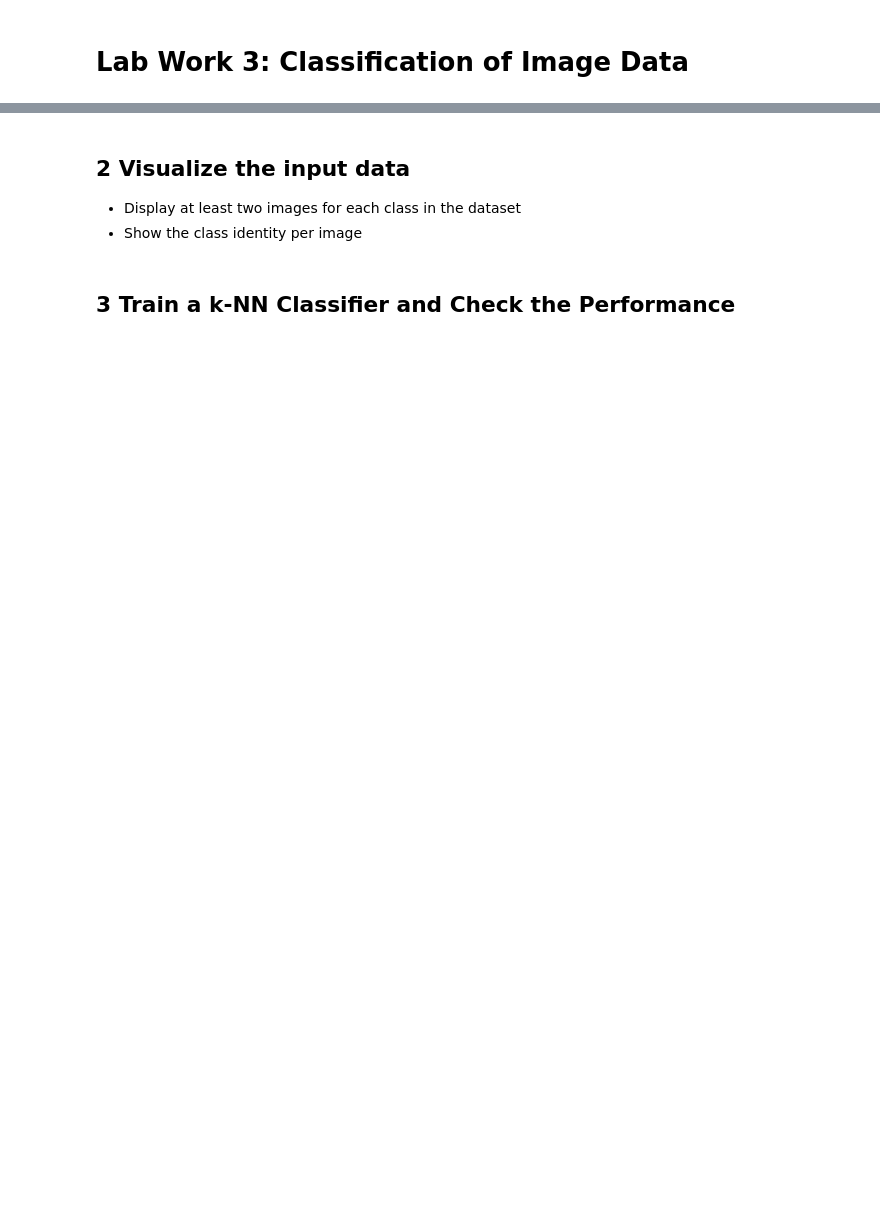
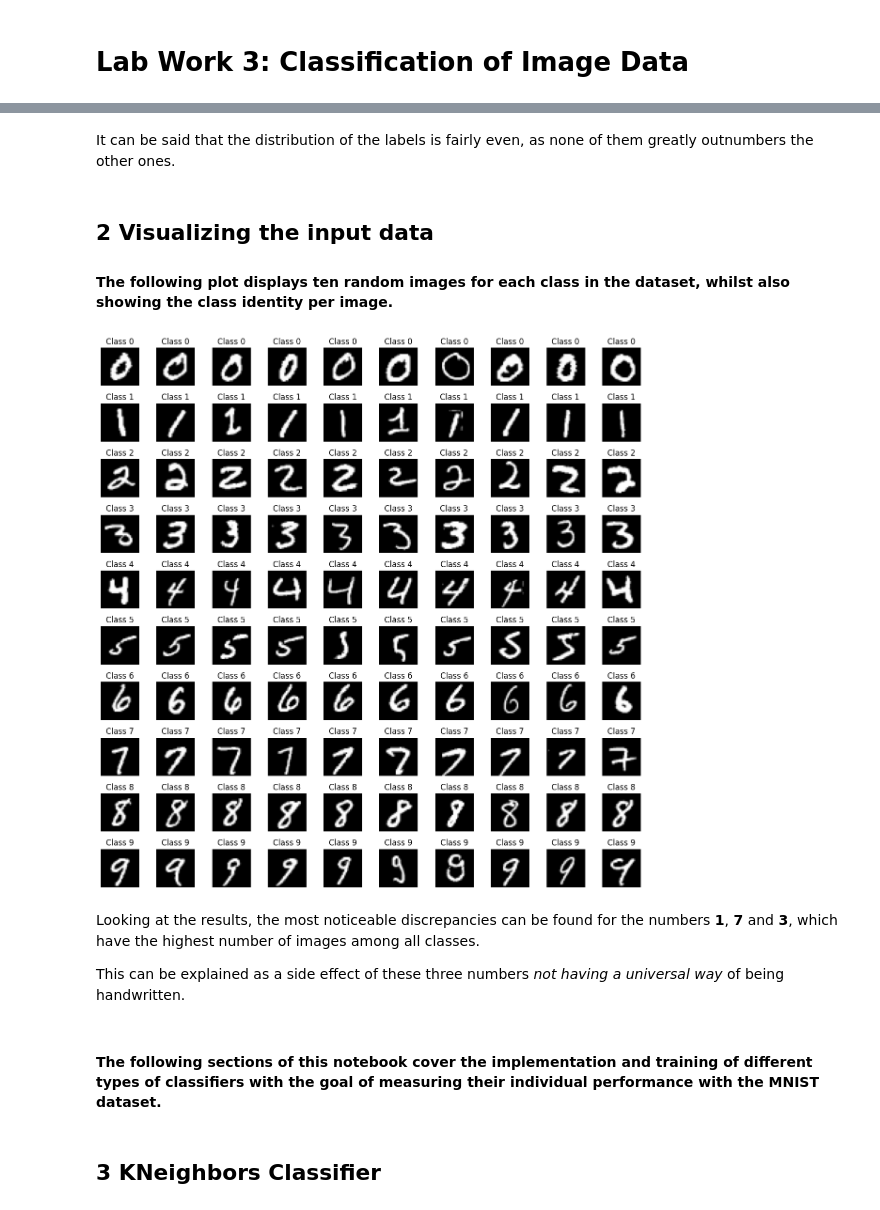
Before and after one commit to moussaka-crypto/uni, a Jupyter notebook: year3/bda2/3_imageClassification.ipynb, the cells around one changed output, grey strips where cells are left out. Cells and saved outputs as stored; diff of their text form; code cells hidden in the pictures; blank space fills up the shorter version.

```diff
--- a/year3/bda2/3_imageClassification.ipynb
+++ b/year3/bda2/3_imageClassification.ipynb
@@ -11,0 +26,4 @@ X, y = fetch_openml("mnist_784", version=1, return_X_y=True)
+# %%
+class_distribution = np.bincount(y.astype(int))
+for digit, count in enumerate(class_distribution):
+    print(f"{digit} has {count} images.")
@@ -12,7 +41,37 @@ X, y = fetch_openml("mnist_784", version=1, return_X_y=True)
+# %% [markdown]
+It can be said that the distribution of the labels is fairly even, as none of them greatly outnumbers the other ones.
 # %% [markdown]
-## 2 Visualize the input data
-* Display at least two images for each class in the dataset
-* Show the class identity per image
+## 2 Visualizing the input data
+#### The following plot displays ten random images for each class in the dataset, whilst also showing the class identity per image.
-# %% [markdown]
-## 3 Train a k-NN Classifier and Check the Performance
+# %%
+X = np.array(X)
+y = np.array(y, dtype=int)
+images_per_class = 10
+
+fig, axes = plt.subplots(10, images_per_class, figsize=(12, 12))
+for digit in range(10):
+
+    # indices of images with the same label
+    indices = np.where(y == digit)[0][:images_per_class]
+    random_indices = np.random.choice(indices, size=images_per_class, replace=False)
+
+    for i, index in enumerate(random_indices):
+        image = X[index].reshape(28, 28)
+
+        axes[digit, i].imshow(image, cmap='gray')
+        axes[digit, i].axis('off')
+        axes[digit, i].set_title(f"Class {digit}")
+
+plt.tight_layout()
+plt.show()
+# %% [output]
+[figure, added]
+# %% [markdown]
+Looking at the results, the most noticeable discrepancies can be found for the numbers **1**, **7** and **3**, which have the highest number of images among all classes. <br>
+
+This can be explained as a side effect of these three numbers *not having a universal way* of being handwritten.
+# %% [markdown]
+#### The following sections of this notebook cover the implementation and training of different types of classifiers with the goal of measuring their individual performance with the MNIST dataset.
+# %% [markdown]
+## 3 KNeighbors Classifier
 # %% [markdown]
```
Also changed, not shown: parts of 65 cells of this notebook, 4 other files.
